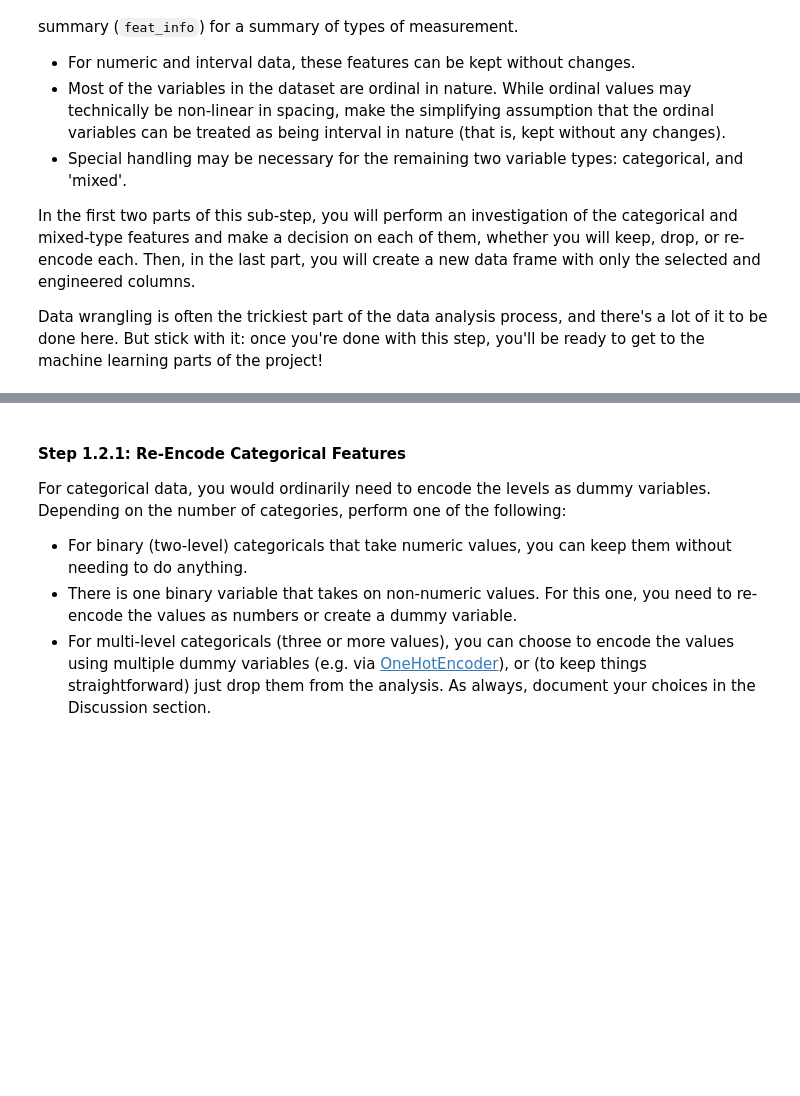
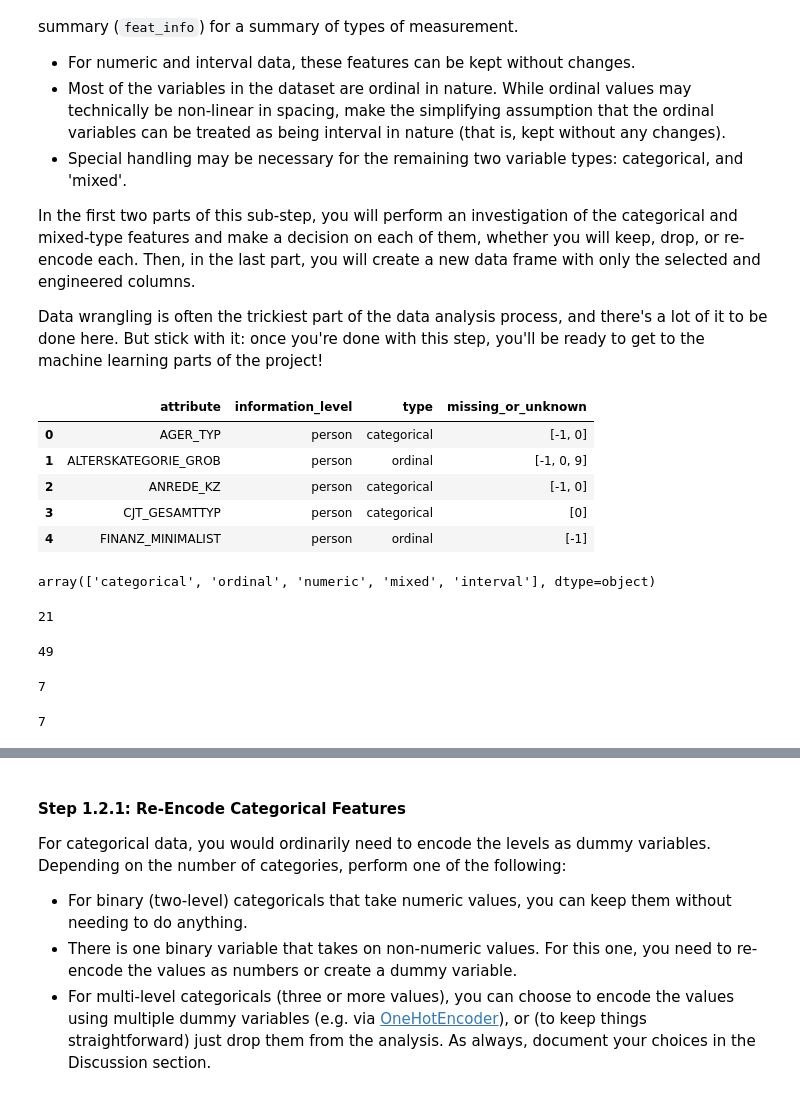
Before and after one commit to jlcossi/identify_customer_segments, a Jupyter notebook: Identify_Customer_Segments.ipynb, the cells around one changed output, grey strips where cells are left out. Drawn from its saved outputs; the diff is of its cells as text; code cells hidden in the pictures; blank space fills up the shorter version.

Commit message:
feat: Identify the number of features for each data type

```diff
--- a/Identify_Customer_Segments.ipynb
+++ b/Identify_Customer_Segments.ipynb
@@ -429,5 +429,40 @@ Checking for missing data isn't the only way in which you can prepare a dataset
 In the first two parts of this sub-step, you will perform an investigation of the categorical and mixed-type features and make a decision on each of them, whether you will keep, drop, or re-encode each. Then, in the last part, you will create a new data frame with only the selected and engineered columns.
 
 Data wrangling is often the trickiest part of the data analysis process, and there's a lot of it to be done here. But stick with it: once you're done with this step, you'll be ready to get to the machine learning parts of the project!
+# %%
+# Observe the features dataset
+feat_info.head()
+# %% [output]
+|  | attribute | information_level | type | missing_or_unknown |
+| 0 | AGER_TYP | person | categorical | [-1, 0] |
+| 1 | ALTERSKATEGORIE_GROB | person | ordinal | [-1, 0, 9] |
+| 2 | ANREDE_KZ | person | categorical | [-1, 0] |
+| 3 | CJT_GESAMTTYP | person | categorical | [0] |
+| 4 | FINANZ_MINIMALIST | person | ordinal | [-1] |
 # %%
 # How many features are there of each data type?
+
+# Get the unique list of the features
+feat_info.type.unique()
+# %% [output]
+array(['categorical', 'ordinal', 'numeric', 'mixed', 'interval'], dtype=object)
+# %%
+# Number of 'categorical' features
+feat_info.query('type == "categorical"').shape[0]
+# %% [output]
+21
+# %%
+# Number of 'ordinal' features
+feat_info.query('type == "ordinal"').shape[0]
+# %% [output]
+49
+# %%
+# Number of 'numeric' features
+feat_info.query('type == "numeric"').shape[0]
+# %% [output]
+7
+# %%
+# Number of 'mixed' features
+feat_info.query('type == "mixed"').shape[0]
+# %% [output]
+7
```
Also changed, not shown: parts of 2 cells of this notebook.
